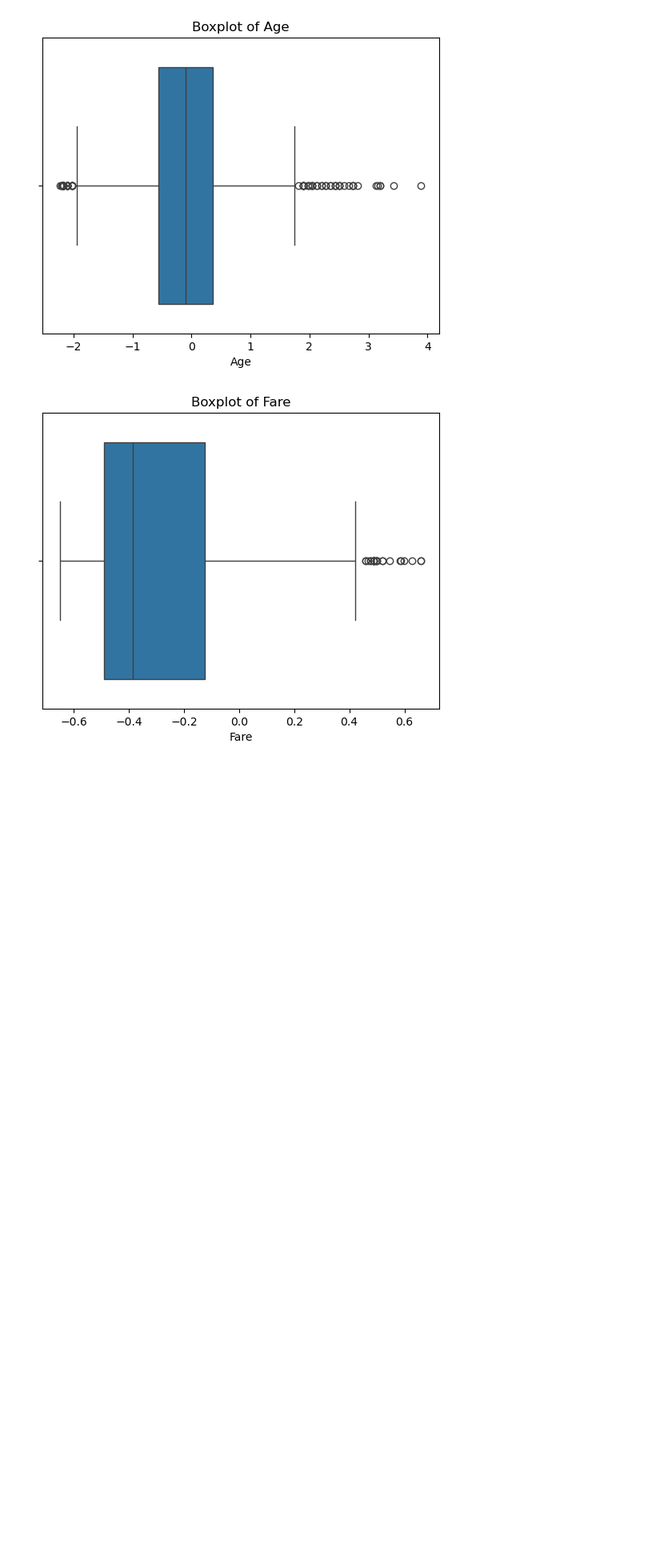
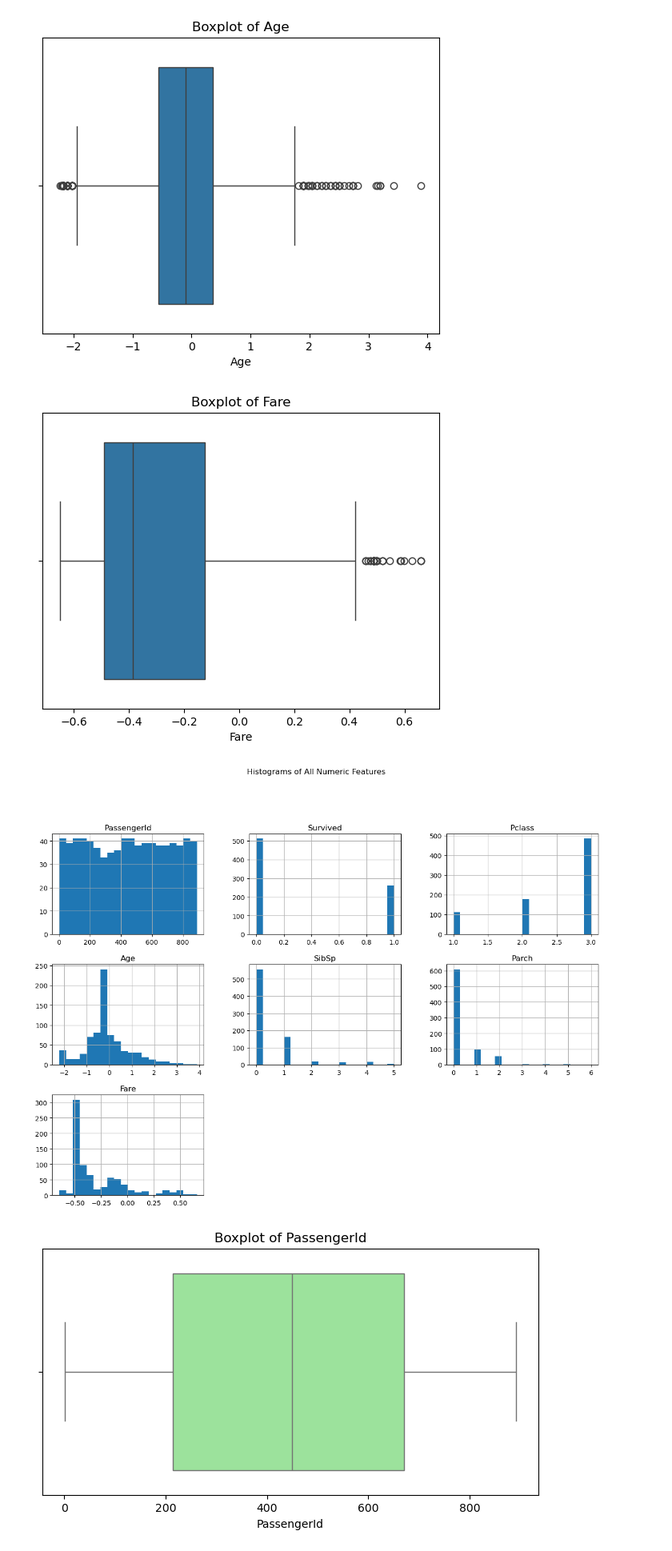
Before and after one commit to janapriya21/ELEVATE-LABS-aiml-internship, a Jupyter notebook: Task-02.ipynb, the cells around one changed output. Shown: that part at 80% size. Cells and saved outputs as stored; diff of their text form; code cells hidden in the pictures; blank space fills up the shorter version.

```diff
--- a/Task-02.ipynb
+++ b/Task-02.ipynb
@@ -125,3 +125,20 @@ for col in ['Age','Fare']:
 [figure]
 [figure]
 [figure]
+# %%
+# ------------------ Histograms for all numeric features ------------------
+numeric_cols = df.select_dtypes(include=np.number).columns
+
+df[numeric_cols].hist(bins=20, figsize=(15,10))
+plt.suptitle("Histograms of All Numeric Features", y=1.02)
+plt.show()
+
+# ------------------ Boxplots for all numeric features ------------------
+for col in numeric_cols:
+    plt.figure(figsize=(8,4))
+    sns.boxplot(x=df[col], color='lightgreen')
+    plt.title(f"Boxplot of {col}")
+    plt.show()
+# %% [output]
+[figure, added]
+[figure, added]
```
Also changed, not shown: parts of 4 cells of this notebook.
